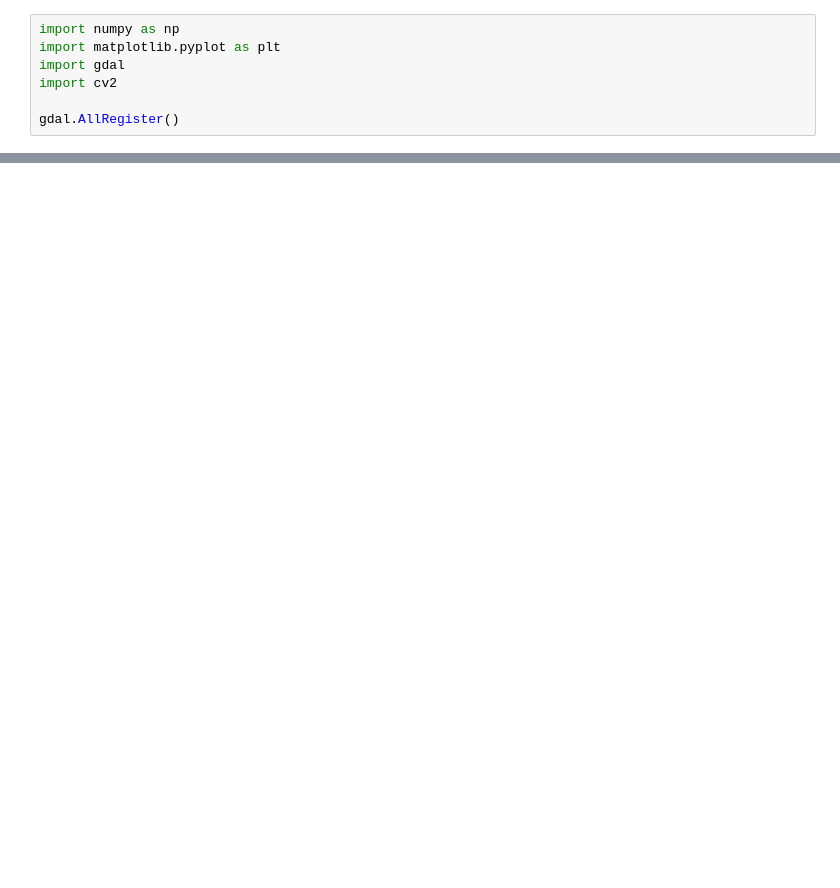
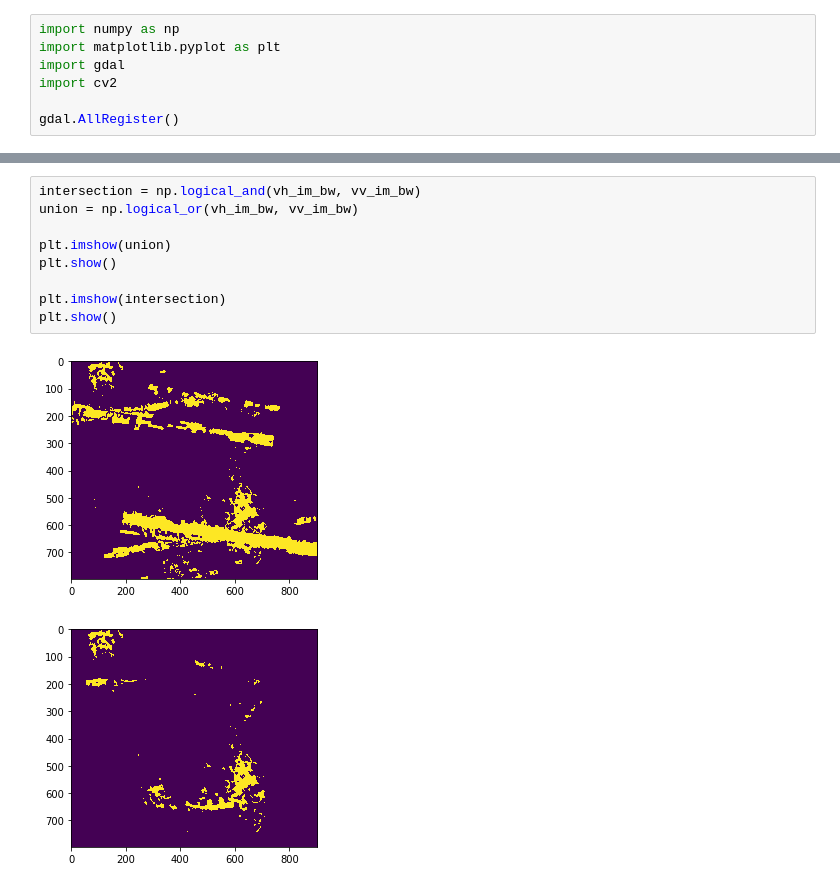
Before and after one commit to rytse/owsf, a Jupyter notebook: process_and_plot.ipynb, the cells around one changed output, grey strips where cells are left out. Drawn from its saved outputs; the diff is of its cells as text; blank space fills up the shorter version.

```diff
--- a/process_and_plot.ipynb
+++ b/process_and_plot.ipynb
@@ -61,0 +81,12 @@ plt.imshow(im_bw,cmap='gray')
+# %%
+intersection = np.logical_and(vh_im_bw, vv_im_bw)
+union = np.logical_or(vh_im_bw, vv_im_bw)
+
+plt.imshow(union)
+plt.show()
+
+plt.imshow(intersection)
+plt.show()
+# %% [output]
+[figure, added]
+[figure, added]
```
Also changed, not shown: parts of 6 cells of this notebook.
